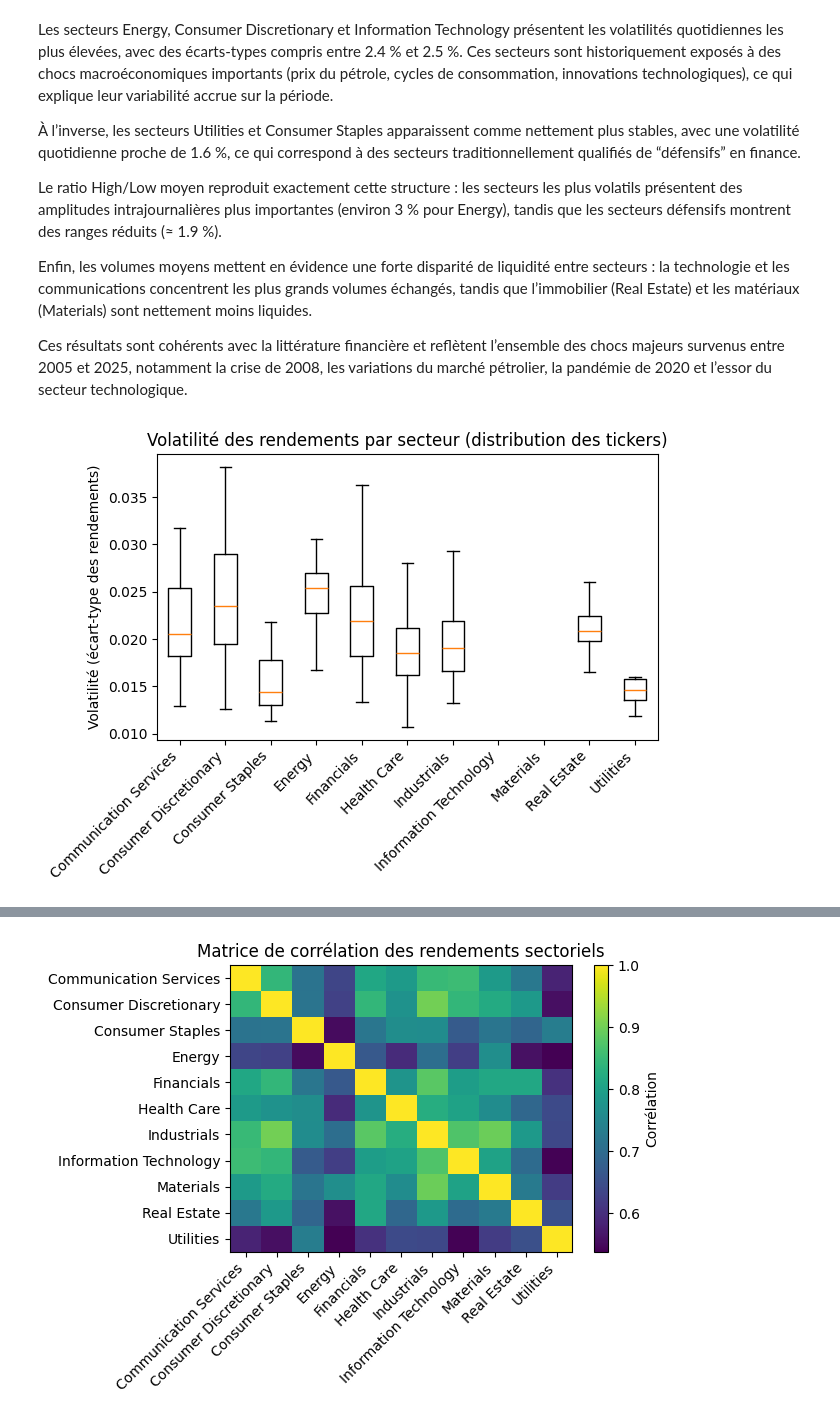
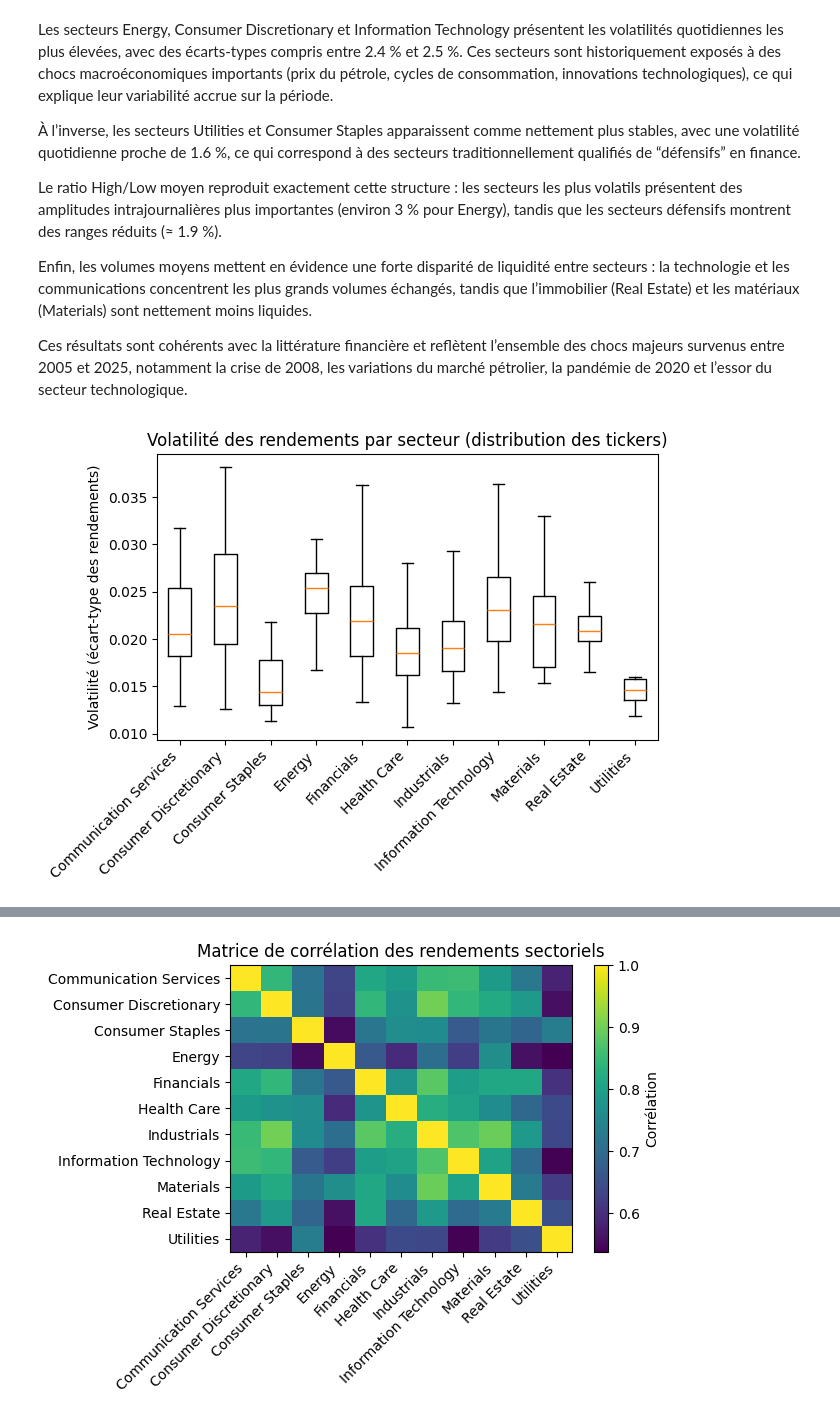
Before and after one commit to diabitbol/alpha-ranking-benchmark, a Jupyter notebook: description/description_2.ipynb, the cells around one changed output, grey strips where cells are left out. Cells and saved outputs as stored; diff of their text form; code cells hidden in the pictures.

Commit message:
descriptions sectorielles

```diff
--- a/description/description_2.ipynb
+++ b/description/description_2.ipynb
@@ -113,22 +113,37 @@ Le ratio High/Low moyen reproduit exactement cette structure : les secteurs les
 Enfin, les volumes moyens mettent en évidence une forte disparité de liquidité entre secteurs : la technologie et les communications concentrent les plus grands volumes échangés, tandis que l’immobilier (Real Estate) et les matériaux (Materials) sont nettement moins liquides.
 
 Ces résultats sont cohérents avec la littérature financière et reflètent l’ensemble des chocs majeurs survenus entre 2005 et 2025, notamment la crise de 2008, les variations du marché pétrolier, la pandémie de 2020 et l’essor du secteur technologique.
-# %%
-# Volatilité par ticker (std sur toute la période)
-ticker_vol = df.groupby(['Ticker', 'Sector'])['Return'].std().reset_index()
-ticker_vol = ticker_vol.rename(columns={'Return': 'volatility'})
-
-# Boxplot par secteur
-plt.figure()
-# On veut un ordre constant des secteurs
-sectors = sorted(ticker_vol['Sector'].unique())
-data_to_plot = [ticker_vol.loc[ticker_vol['Sector'] == s, 'volatility'] for s in sectors]
-
-plt.boxplot(data_to_plot, labels=sectors, showfliers=False)
-plt.xticks(rotation=45, ha='right')
-plt.title("Volatilité des rendements par secteur (distribution des tickers)")
-plt.ylabel("Volatilité (écart-type des rendements)")
-plt.tight_layout()
-plt.show()
-# %% [output]
-[figure, removed]
+# %%
+import matplotlib.pyplot as plt
+
+# 1) Volatilité par ticker
+ticker_vol = df.groupby(['Ticker', 'Sector'])['Return'].std().reset_index()
+ticker_vol = ticker_vol.rename(columns={'Return': 'volatility'})
+
+# 2) Ordre des secteurs
+sectors = sorted(ticker_vol['Sector'].unique())
+
+# 3) Préparation des données : on enlève les NaN et on ne garde
+#    que les secteurs avec au moins 2 tickers valides
+data_to_plot = []
+valid_sectors = []
+
+for s in sectors:
+    vals = ticker_vol.loc[
+        ticker_vol['Sector'] == s, 'volatility'
+    ].dropna()
+
+    if len(vals) > 1:        # sinon boxplot pas très parlant / invisible
+        data_to_plot.append(vals)
+        valid_sectors.append(s)
+
+# 4) Boxplot
+plt.figure()
+plt.boxplot(data_to_plot, tick_labels=valid_sectors, showfliers=False)
+plt.xticks(rotation=45, ha='right')
+plt.title("Volatilité des rendements par secteur (distribution des tickers)")
+plt.ylabel("Volatilité (écart-type des rendements)")
+plt.tight_layout()
+plt.show()
+# %% [output]
+[figure, added]
```
Also changed, not shown: parts of 6 cells of this notebook.
